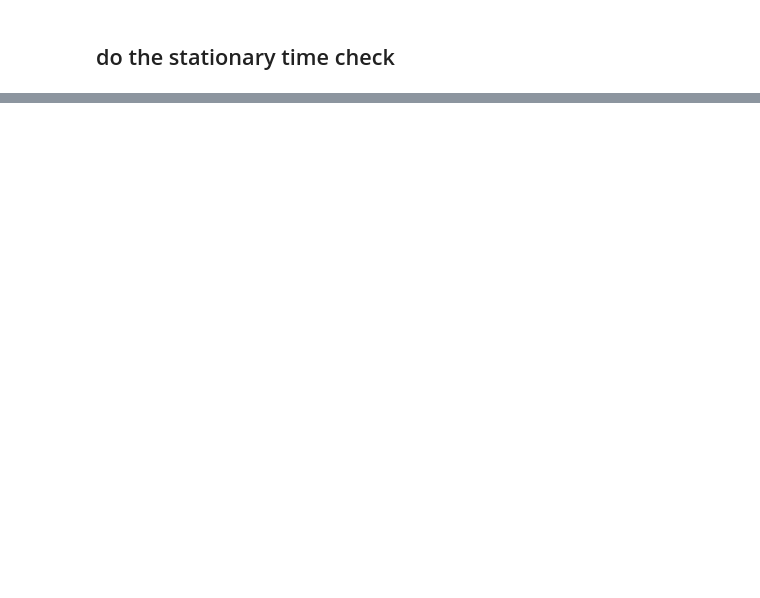
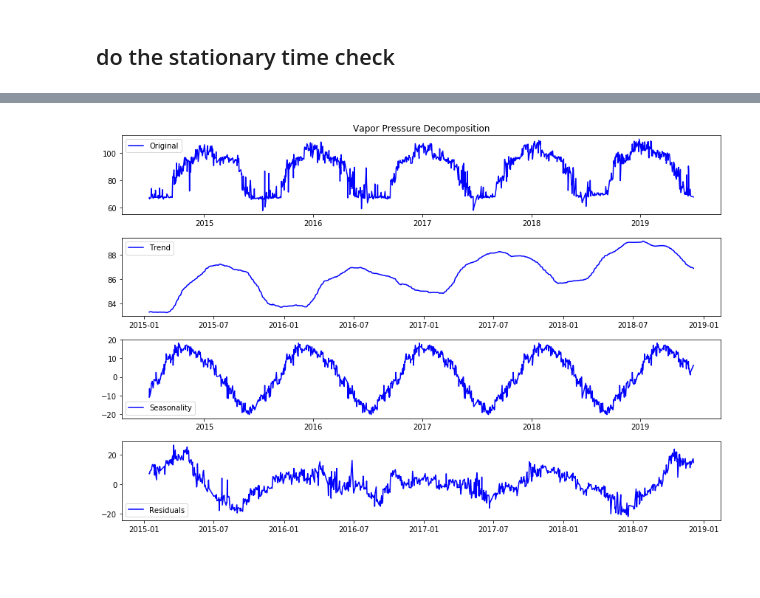
Before and after one commit to mishaberrien/tenessee-fuel-quality-analysis, a Jupyter notebook: notebooks/03_analysis/07302019-kph-time-analysis.ipynb, the cells around one changed output, grey strips where cells are left out. Saved outputs shown, nothing was run; the diff lists cells and outputs as text; code cells hidden in the pictures; blank space fills up the shorter version.

Commit message:
got the seasonal decompossition working

```diff
--- a/notebooks/03_analysis/07302019-kph-time-analysis.ipynb
+++ b/notebooks/03_analysis/07302019-kph-time-analysis.ipynb
@@ -241,37 +300,39 @@ dated_vapor.index
 # %%
-resampled_vapor_pessure = dated_vapor.resample(rule = 'B').pad()
+resampled_vapor_pessure = dated_vapor.resample(rule = 'B')
 resampled_vapor_pessure = resampled_vapor_pessure.fillna(method = 'pad')
 # %%
 resampled_vapor_pessure.dropna(inplace=True)
 # %%
 # Gather the trend, seasonality and noise of decomposed object
 from statsmodels.tsa.seasonal import seasonal_decompose
-decomposition = seasonal_decompose(resampled_vapor_pessure)
+decomposition = seasonal_decompose(resampled_vapor_pessure, freq = 260)
 trend = decomposition.trend
 seasonal = decomposition.seasonal
 residual = decomposition.resid
 
 # Plot gathered statistics
 plt.figure(figsize=(12,8))
 plt.subplot(411)
 plt.title('Vapor Pressure Decomposition')
 plt.plot(Vapor_Pressure.groupby('DateSampled').max() , label='Original', color="blue")
 plt.legend(loc='best')
 
 plt.subplot(412)
 plt.plot(trend, label='Trend', color="blue")
 plt.legend(loc='best')
 
 plt.subplot(413)
 plt.plot(seasonal,label='Seasonality', color="blue")
 plt.legend(loc='best')
 
 plt.subplot(414)
 plt.plot(residual, label='Residuals', color="blue")
 plt.legend(loc='best')
 
 plt.savefig(f'../../results/Images/seasonal_decomposition.png')
 plt.tight_layout()
+# %% [output]
+[figure, added]
 # %% [markdown]
 #####
 # %%
```
Also changed, not shown: parts of 9 cells of this notebook, 4 other files.
